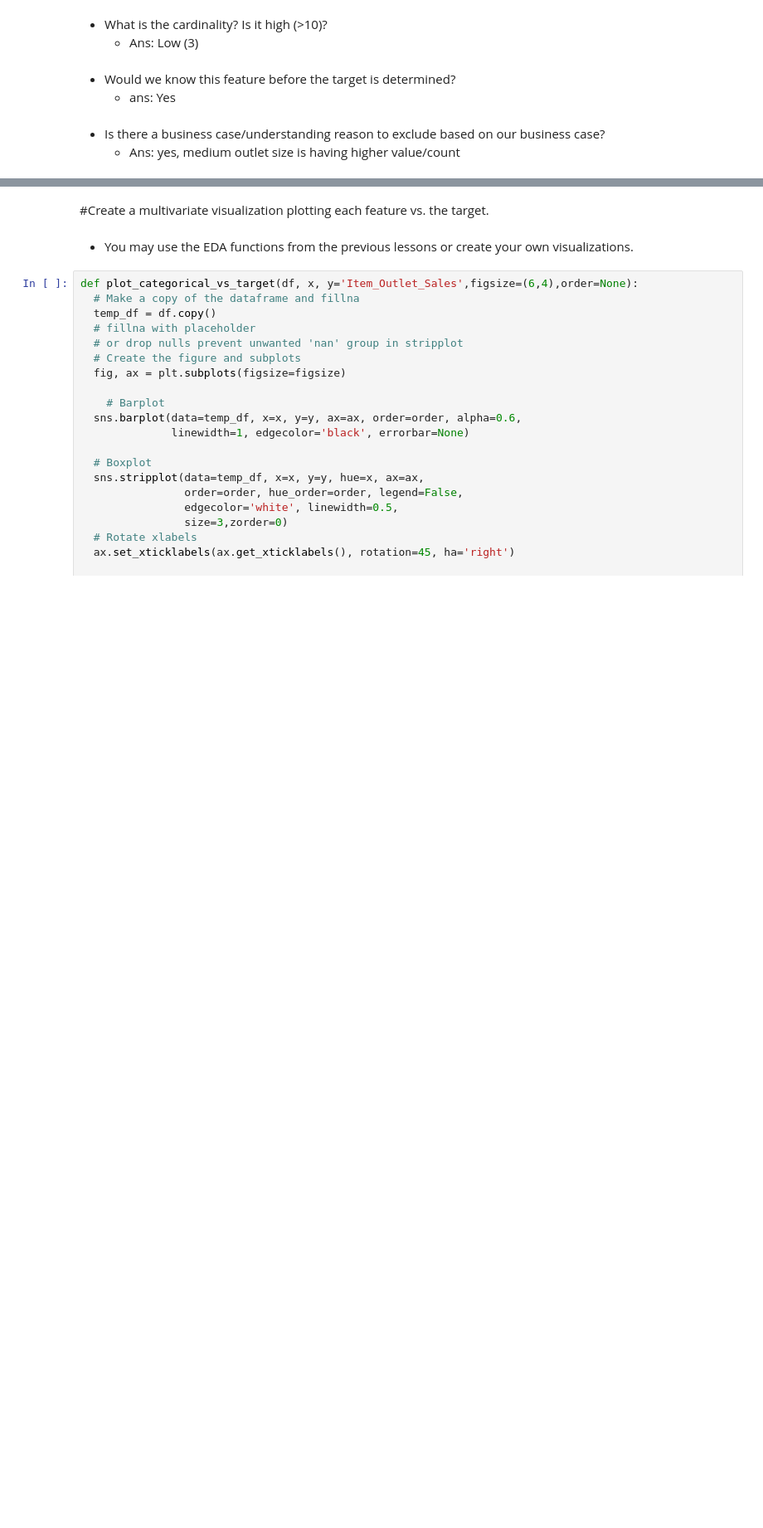
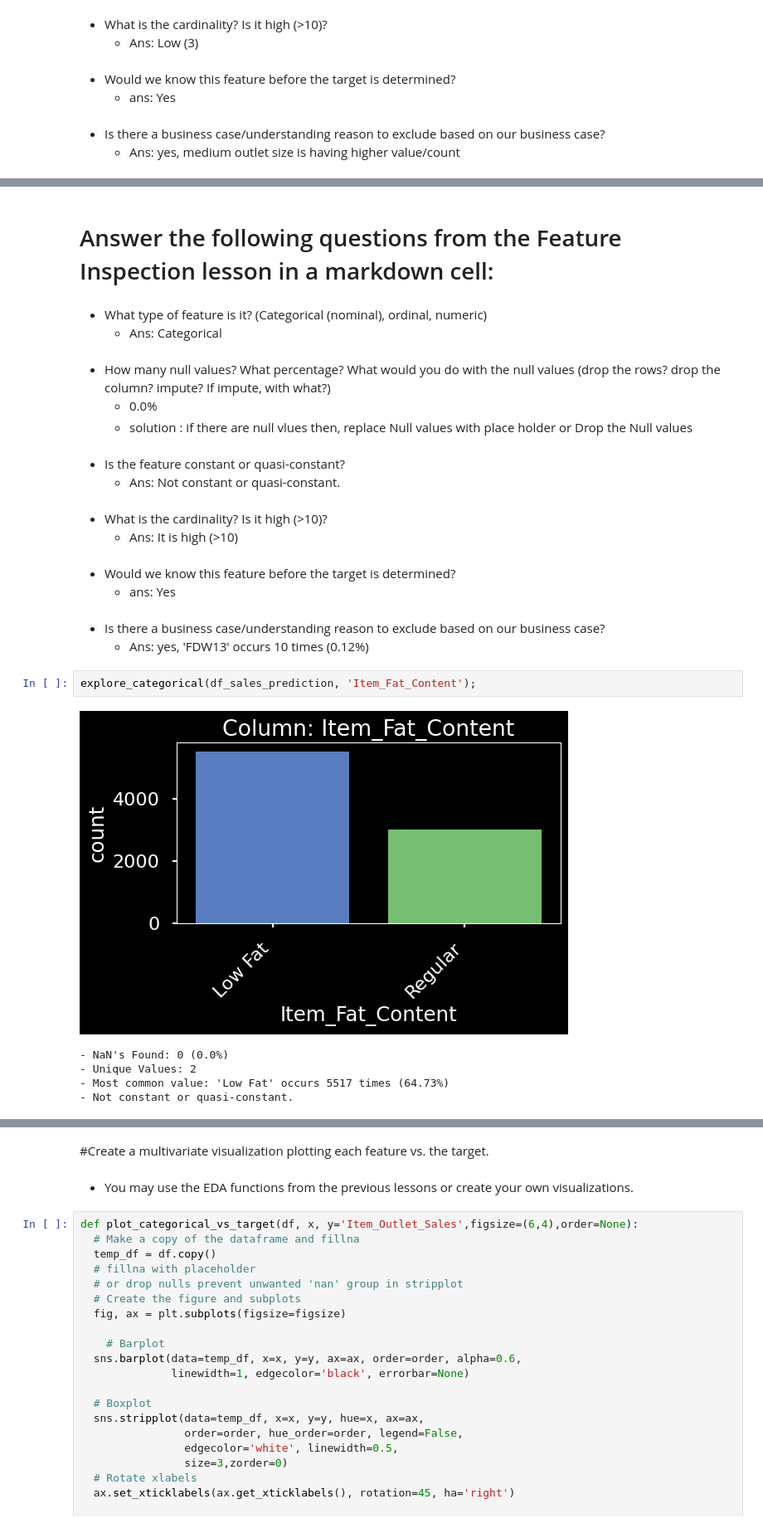
Before and after one commit to uday-routhu/Prediction-of-Product-Sales, a Jupyter notebook: Prediction_of_Product_Sales.ipynb, the cells around one changed output, grey strips where cells are left out. Shown at 83% size. Cells and saved outputs as stored; diff of their text form; blank space fills up the shorter version.

```diff
--- a/Prediction_of_Product_Sales.ipynb
+++ b/Prediction_of_Product_Sales.ipynb
@@ -655,0 +669,29 @@ explore_categorical(df_sales_prediction, 'Outlet_Size');
+# %% [markdown]
+# Answer the following questions from the Feature Inspection lesson in a markdown cell:
+# %% [markdown]
+* What type of feature is it? (Categorical (nominal), ordinal, numeric)
+  * Ans: Categorical
+# %% [markdown]
+* How many null values? What percentage? What would you do with the null values (drop the rows? drop the column? impute? If impute, with what?)
+  * 0.0%
+  * solution : if there are null vlues then, replace Null values with place holder or Drop the Null values
+# %% [markdown]
+* Is the feature constant or quasi-constant?
+  * Ans: Not constant or quasi-constant.
+# %% [markdown]
+* What is the cardinality? Is it high (>10)?
+  * Ans: It is high (>10)
+# %% [markdown]
+* Would we know this feature before the target is determined?
+     * ans: Yes
+# %% [markdown]
+* Is there a business case/understanding reason to exclude based on our business case?
+    * Ans: yes, 'FDW13' occurs 10 times (0.12%)
+# %%
+explore_categorical(df_sales_prediction, 'Item_Fat_Content');
+# %% [output]
+[figure, added]
+- NaN's Found: 0 (0.0%)
+- Unique Values: 2
+- Most common value: 'Low Fat' occurs 5517 times (64.73%)
+- Not constant or quasi-constant.
```
Also changed, not shown: parts of 89 cells of this notebook.
